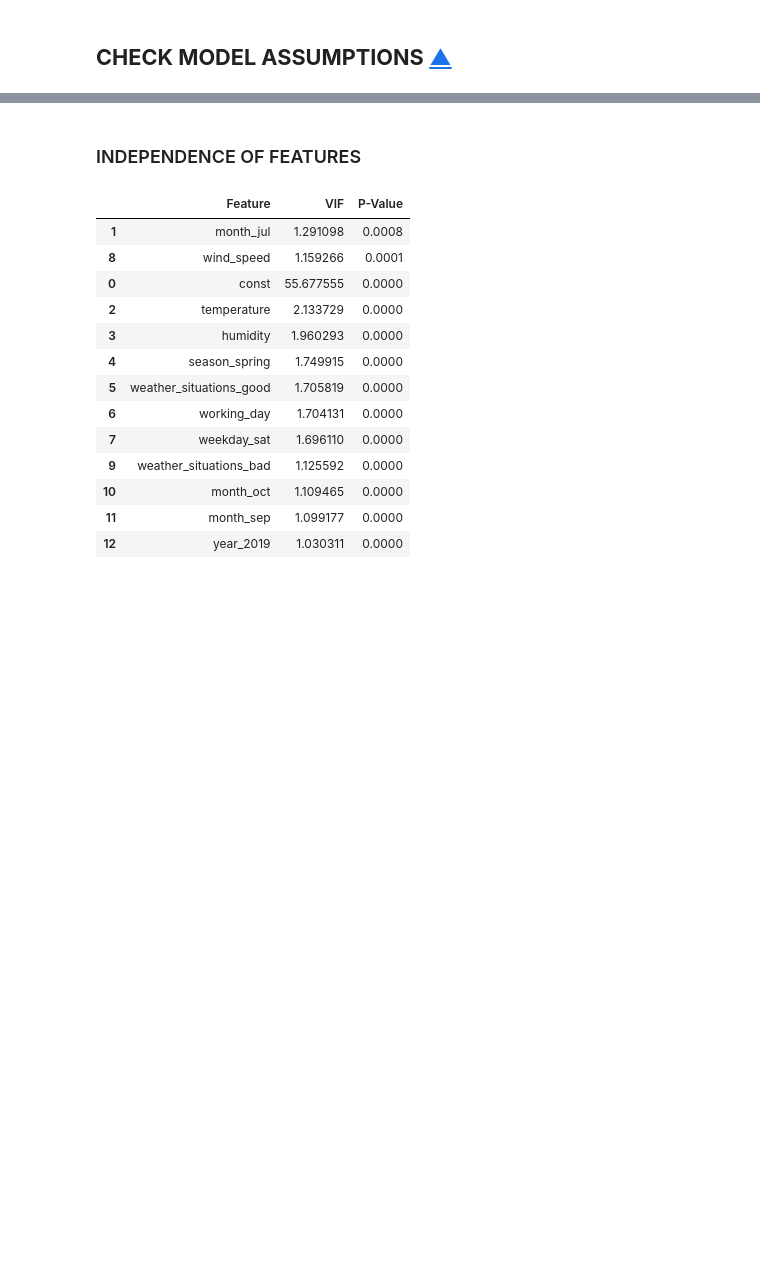
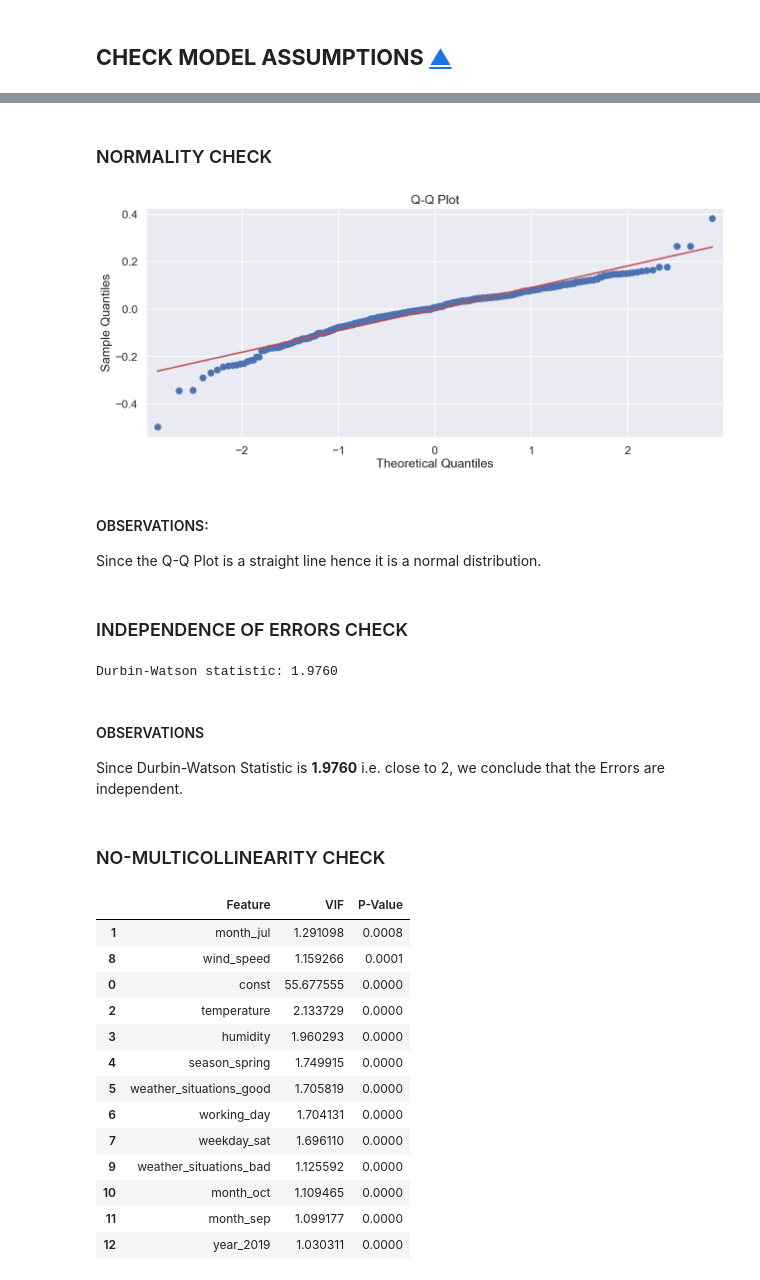
Before and after one commit to svenkatlata/Bike_Sharing_Multiple_Linear_Regression, a Jupyter notebook: Bike_Sharing_Multiple_Linear_Regression.ipynb, the cells around one changed output, grey strips where cells are left out. Drawn from its saved outputs; the diff is of its cells as text; code cells hidden in the pictures; blank space fills up the shorter version.

```diff
--- a/Bike_Sharing_Multiple_Linear_Regression.ipynb
+++ b/Bike_Sharing_Multiple_Linear_Regression.ipynb
@@ -1816,5 +1850,32 @@ plt.show()
 2. Variance is constant about the mean.
 3. There are some outliers on the negative residual axis.
+# %% [markdown]
+### NORMALITY CHECK
+# %%
+plt.figure(figsize=(15, 6))
+sm.qqplot(residuals, line='s', ax=plt.gca())
+plt.title('Q-Q Plot')
+
+plt.show()
+# %% [output]
+[figure, added]
+# %% [markdown]
+#### OBSERVATIONS:
+
+Since the Q-Q Plot is a straight line hence it is a normal distribution.
+# %% [markdown]
+### INDEPENDENCE OF ERRORS CHECK
+# %%
+# Perform the Durbin-Watson test
+dw_statistic = durbin_watson(residuals)
+
+print(f"Durbin-Watson statistic: {dw_statistic:.4f}")
+# %% [output]
+Durbin-Watson statistic: 1.9760
+# %% [markdown]
+#### OBSERVATIONS
+
+Since Durbin-Watson Statistic is **1.9760** i.e. close to 2, we conclude that the Errors are independent.
 # %% [markdown]
-### INDEPENDENCE OF FEATURES
+### NO-MULTICOLLINEARITY CHECK
 # %%
```
Also changed, not shown: parts of 31 cells of this notebook, 1 other file.
